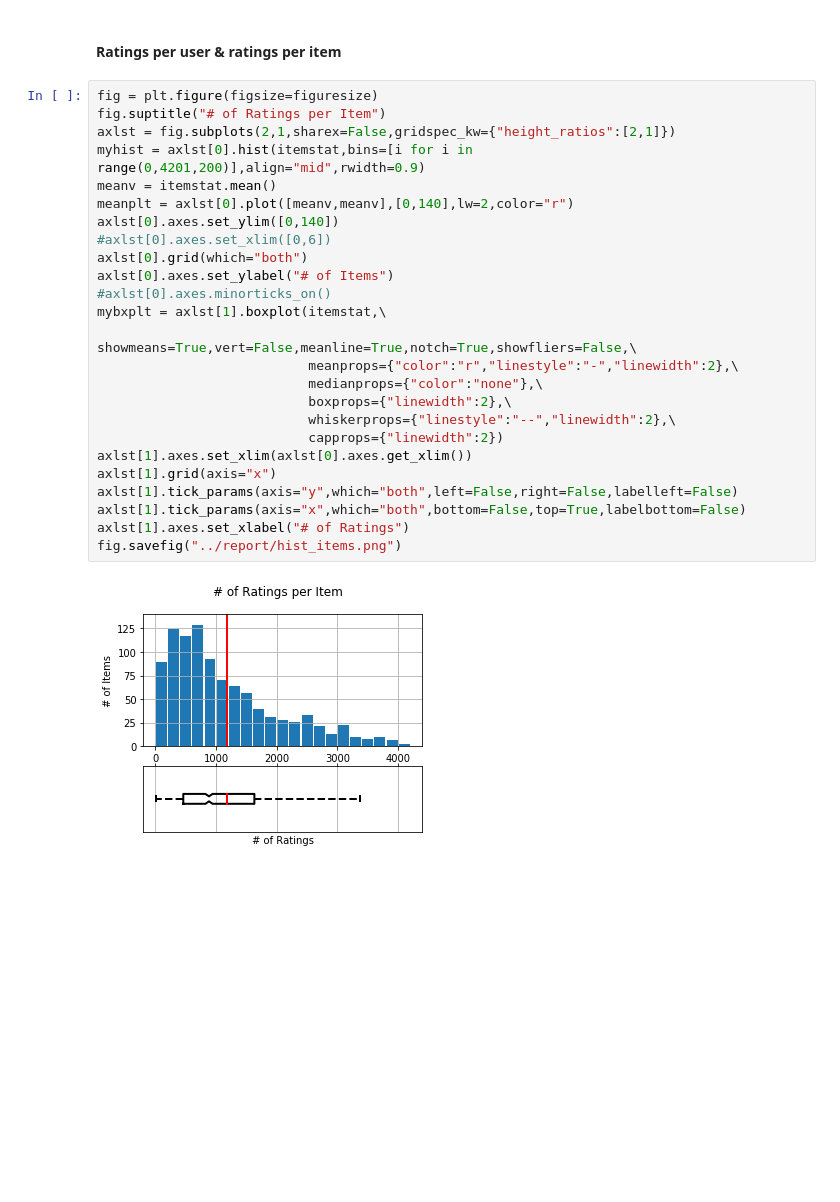
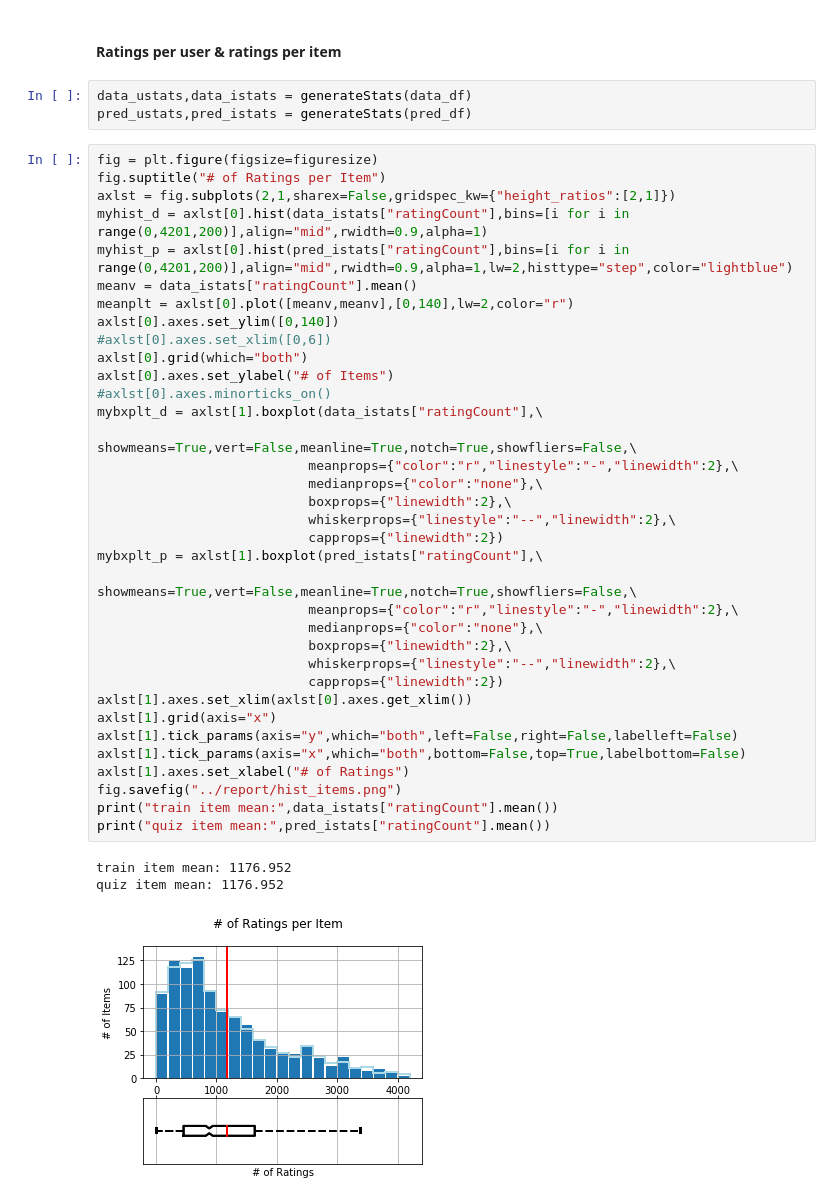
Before and after one commit to D3usXMachina/ML2018-EPFL-PROJECTS, a Jupyter notebook: project2/project_recommender_system/code/DataExporation.ipynb, the cells around one changed output. Drawn from its saved outputs; the diff is of its cells as text; blank space fills up the shorter version.

```diff
--- a/project2/project_recommender_system/code/DataExporation.ipynb
+++ b/project2/project_recommender_system/code/DataExporation.ipynb
@@ -82,33 +68,48 @@ fig.savefig("../report/hist_ratings.png")
 [figure]
 # %% [markdown]
 #### Ratings per user & ratings per item
+# %%
+data_ustats,data_istats = generateStats(data_df)
+pred_ustats,pred_istats = generateStats(pred_df)
 # %%
 fig = plt.figure(figsize=figuresize)
 fig.suptitle("# of Ratings per Item")
 axlst = fig.subplots(2,1,sharex=False,gridspec_kw={"height_ratios":[2,1]})
-myhist = axlst[0].hist(itemstat,bins=[i for i in range(0,4201,200)],align="mid",rwidth=0.9)
-meanv = itemstat.mean()
+myhist_d = axlst[0].hist(data_istats["ratingCount"],bins=[i for i in range(0,4201,200)],align="mid",rwidth=0.9,alpha=1)
+myhist_p = axlst[0].hist(pred_istats["ratingCount"],bins=[i for i in range(0,4201,200)],align="mid",rwidth=0.9,alpha=1,lw=2,histtype="step",color="lightblue")
+meanv = data_istats["ratingCount"].mean()
 meanplt = axlst[0].plot([meanv,meanv],[0,140],lw=2,color="r")
 axlst[0].axes.set_ylim([0,140])
 #axlst[0].axes.set_xlim([0,6])
 axlst[0].grid(which="both")
 axlst[0].axes.set_ylabel("# of Items")
 #axlst[0].axes.minorticks_on()
-mybxplt = axlst[1].boxplot(itemstat,\
+mybxplt_d = axlst[1].boxplot(data_istats["ratingCount"],\
+                           showmeans=True,vert=False,meanline=True,notch=True,showfliers=False,\
+                           meanprops={"color":"r","linestyle":"-","linewidth":2},\
+                           medianprops={"color":"none"},\
+                           boxprops={"linewidth":2},\
+                           whiskerprops={"linestyle":"--","linewidth":2},\
+                           capprops={"linewidth":2})
+mybxplt_p = axlst[1].boxplot(pred_istats["ratingCount"],\
                            showmeans=True,vert=False,meanline=True,notch=True,showfliers=False,\
                            meanprops={"color":"r","linestyle":"-","linewidth":2},\
                            medianprops={"color":"none"},\
                            boxprops={"linewidth":2},\
                            whiskerprops={"linestyle":"--","linewidth":2},\
                            capprops={"linewidth":2})
 axlst[1].axes.set_xlim(axlst[0].axes.get_xlim())
 axlst[1].grid(axis="x")
 axlst[1].tick_params(axis="y",which="both",left=False,right=False,labelleft=False)
 axlst[1].tick_params(axis="x",which="both",bottom=False,top=True,labelbottom=False)
 axlst[1].axes.set_xlabel("# of Ratings")
 fig.savefig("../report/hist_items.png")
+print("train item mean:",data_istats["ratingCount"].mean())
+print("quiz item mean:",pred_istats["ratingCount"].mean())
 # %% [output]
+train item mean: 1176.952
+quiz item mean: 1176.952
-[figure, old version]
+[figure, new version]
 # %%
 fig = plt.figure(figsize=figuresize)
 fig.suptitle("# of Ratings per User")
```
Also changed, not shown: parts of 33 cells of this notebook, 29 other files.
